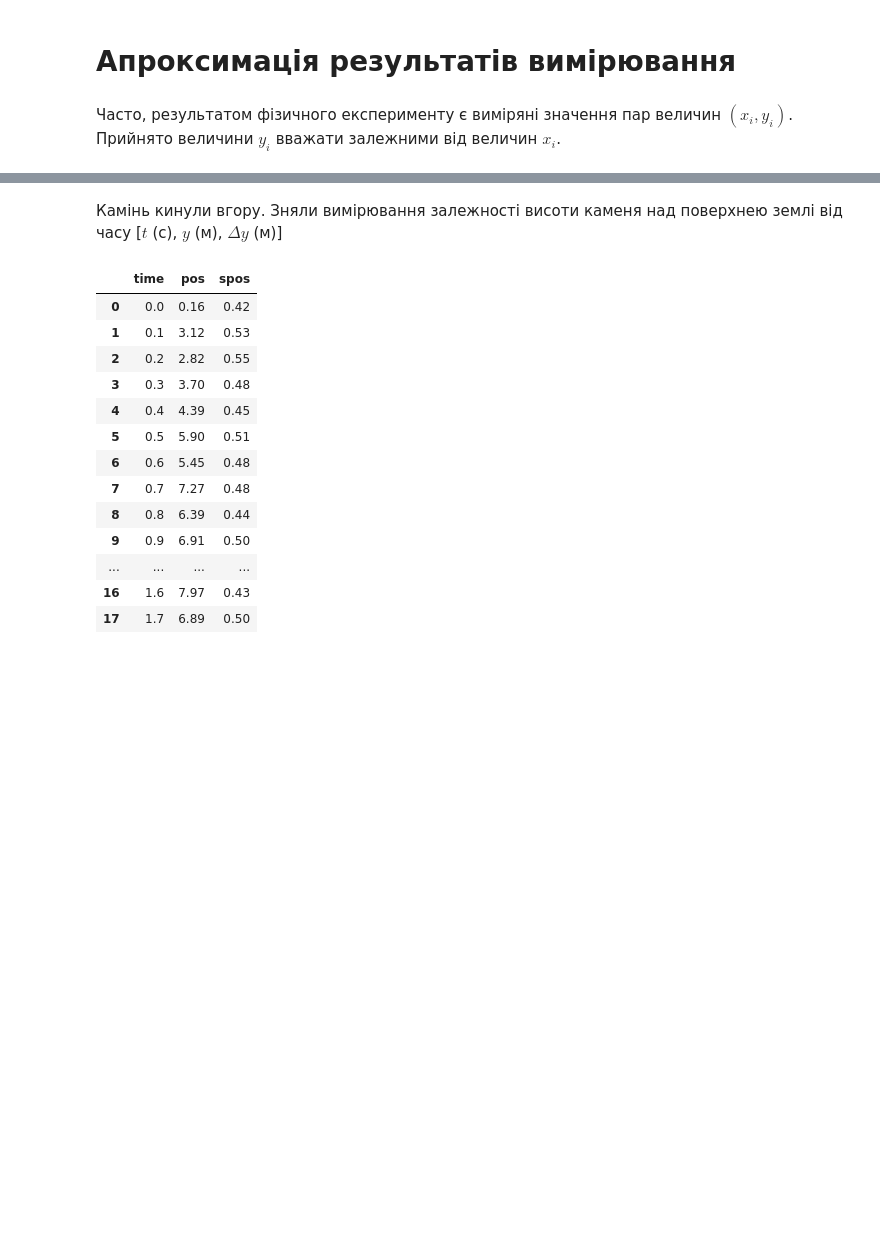
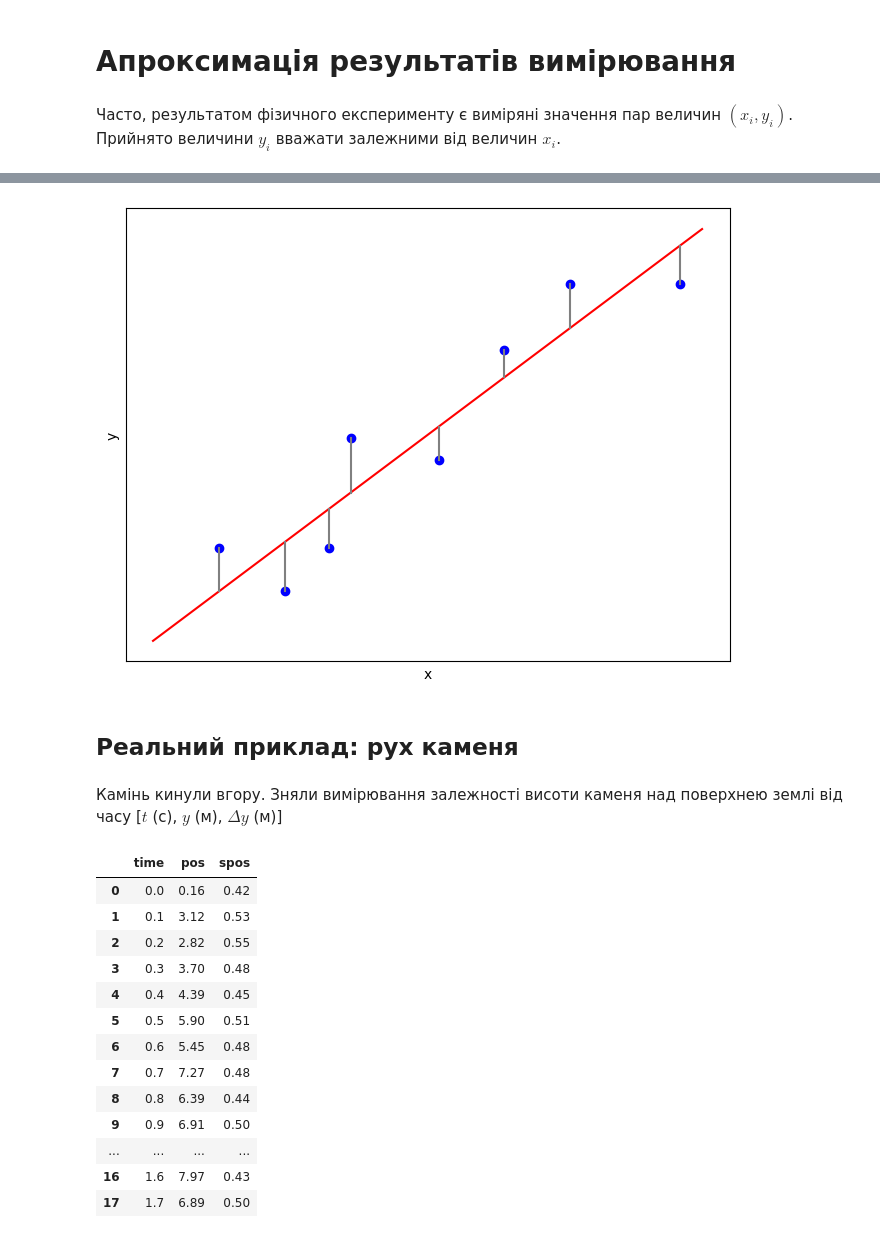
Before and after one commit to sergiokapone/Fitting, a Jupyter notebook: Approximation.ipynb, the cells around one changed output, grey strips where cells are left out. Cells and saved outputs as stored; diff of their text form; code cells hidden in the pictures; blank space fills up the shorter version.

```diff
--- a/Approximation.ipynb
+++ b/Approximation.ipynb
@@ -17,0 +18,15 @@ plt.rcParams['figure.dpi'] = 100
+# %%
+#@title Експериментальні дані { vertical-output: true }
+data = np.array([
+    			[4,  8 ],
+					[7,  6 ],
+					[9,  8 ],
+					[10, 13],
+					[14, 12],
+					[17, 17],
+					[20, 20],
+					[25, 20],
+          ])
+
+df = pd.DataFrame(data, columns = ['x','y'])
+df
@@ -18,3 +72,22 @@ plt.rcParams['figure.dpi'] = 100
+# %%
+#@title Ілюстрація методу
+plt.gca().set_aspect('equal')
+plt.xticks([]), plt.yticks([])
+plt.xlabel('x'), plt.ylabel('y')
+def line(x, a=0.75, c=3):
+    return a*x + c
+plt.scatter(df['x'], df['y'], color='b')
+# plt.errorbar(d['x'], d['y'], d['sy'],
+#                 fmt='o', ecolor = 'r', color = 'k',
+#                 markersize=5, capsize=4, label="дані")
+x = np.linspace(1, 26)
+plt.plot(x, line(x), color='r')
+plt.plot( [df['x'], df['x']], [df['y'], line(df['x'])], color = 'gray' )
+print()
+# %% [output]
+[figure, added]
+# %% [markdown]
+## Реальний приклад: рух каменя
 # %% [markdown]
 Камінь кинули вгору. Зняли вимірювання залежності висоти каменя над поверхнею землі від часу [$t$ (с), $y$ (м), $\Delta y$ (м)]
 # %%
```
Also changed, not shown: parts of 11 cells of this notebook.
